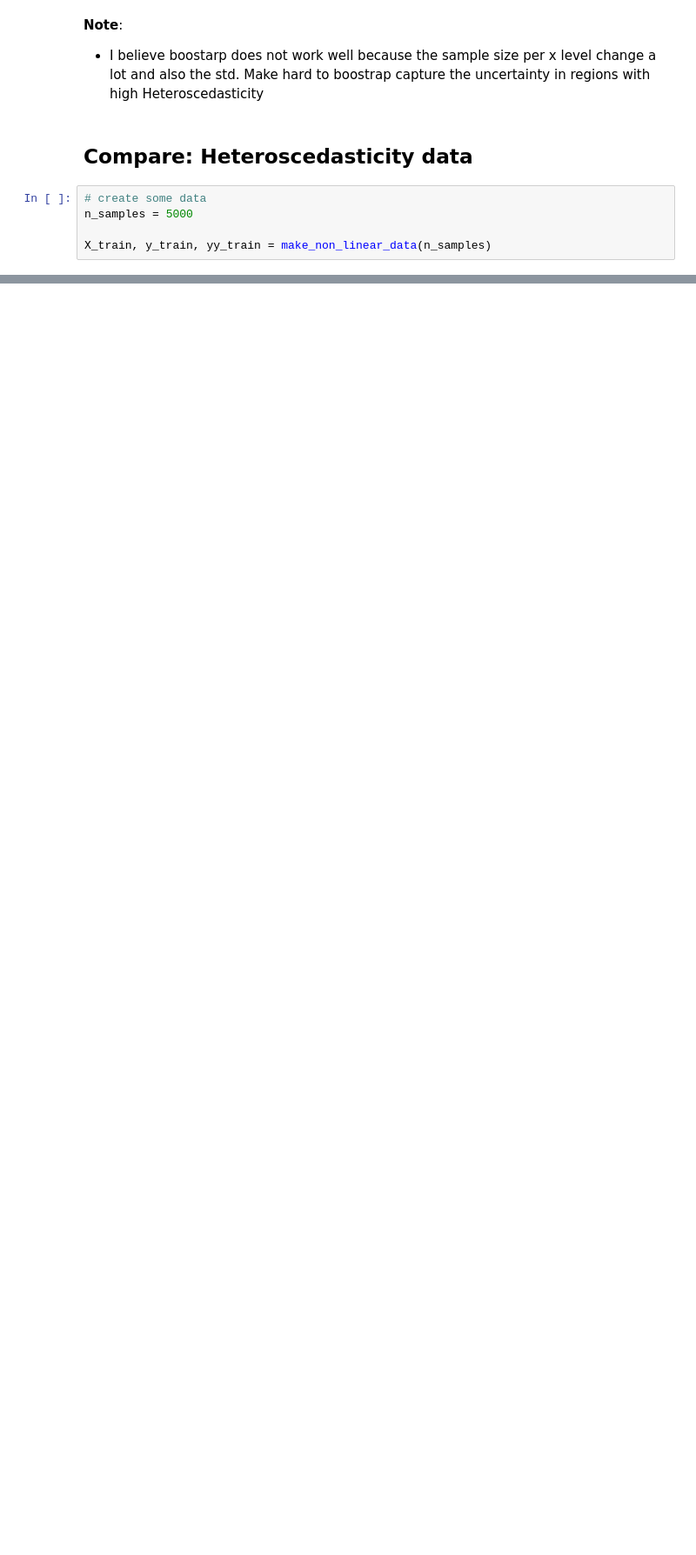
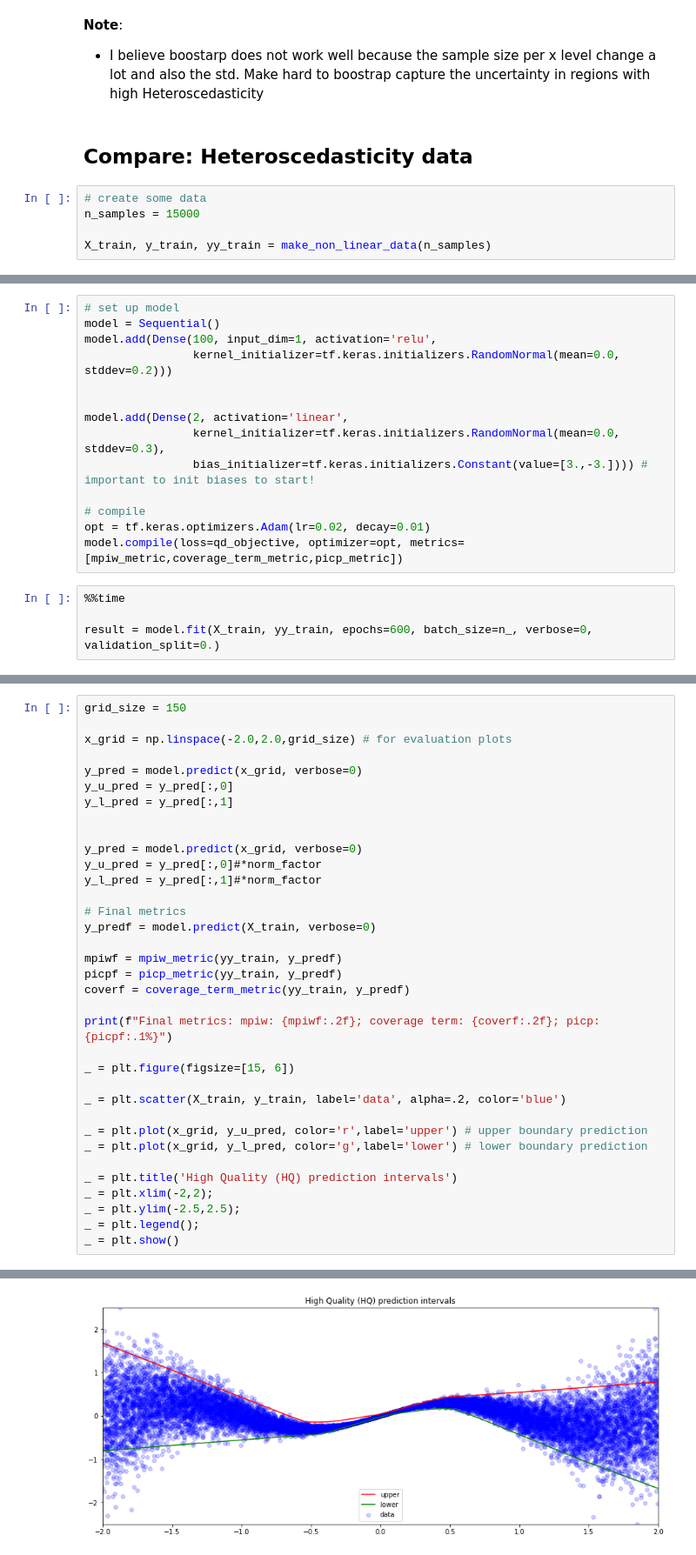
Before and after one commit to leandroohf/machine_learning_algorithms, a Jupyter notebook: dev/intro_to_prediction_interval.ipynb, the cells around one changed output, grey strips where cells are left out. Shown at 87% size. Cells and saved outputs as stored; diff of their text form; blank space fills up the shorter version.

```diff
--- a/dev/intro_to_prediction_interval.ipynb
+++ b/dev/intro_to_prediction_interval.ipynb
@@ -799,7 +750,7 @@ _ = plt.show()
 ## Compare: Heteroscedasticity data
 # %%
 # create some data
-n_samples = 5000
+n_samples = 15000
 
 X_train, y_train, yy_train = make_non_linear_data(n_samples)
 # %%
@@ -944,0 +850,18 @@ _ = plt.show()
+# %%
+# set up model
+model = Sequential()
+model.add(Dense(100, input_dim=1, activation='relu',
+                kernel_initializer=tf.keras.initializers.RandomNormal(mean=0.0, stddev=0.2)))
+
+
+model.add(Dense(2, activation='linear',
+                kernel_initializer=tf.keras.initializers.RandomNormal(mean=0.0, stddev=0.3),
+                bias_initializer=tf.keras.initializers.Constant(value=[3.,-3.]))) # important to init biases to start!
+
+# compile
+opt = tf.keras.optimizers.Adam(lr=0.02, decay=0.01)
+model.compile(loss=qd_objective, optimizer=opt, metrics=[mpiw_metric,coverage_term_metric,picp_metric])
+# %%
+%%time
+
+result = model.fit(X_train, yy_train, epochs=600, batch_size=n_, verbose=0,  validation_split=0.)
@@ -944,0 +883,36 @@ _ = plt.show()
+# %%
+grid_size = 150
+
+x_grid = np.linspace(-2.0,2.0,grid_size) # for evaluation plots
+
+y_pred = model.predict(x_grid, verbose=0)
+y_u_pred = y_pred[:,0]
+y_l_pred = y_pred[:,1]
+
+
+y_pred = model.predict(x_grid, verbose=0)
+y_u_pred = y_pred[:,0]#*norm_factor
+y_l_pred = y_pred[:,1]#*norm_factor
+
+# Final metrics
+y_predf = model.predict(X_train, verbose=0)
+
+mpiwf = mpiw_metric(yy_train, y_predf)
+picpf = picp_metric(yy_train, y_predf)
+coverf = coverage_term_metric(yy_train, y_predf)
+
+print(f"Final metrics: mpiw: {mpiwf:.2f}; coverage term: {coverf:.2f}; picp: {picpf:.1%}")
+
+_ = plt.figure(figsize=[15, 6])
+
+_ = plt.scatter(X_train, y_train, label='data', alpha=.2, color='blue')
+
+_ = plt.plot(x_grid, y_u_pred, color='r',label='upper') # upper boundary prediction
+_ = plt.plot(x_grid, y_l_pred, color='g',label='lower') # lower boundary prediction
+
+_ = plt.title('High Quality (HQ) prediction intervals')
+_ = plt.xlim(-2,2);
+_ = plt.ylim(-2.5,2.5);
+_ = plt.legend();
+_ = plt.show()
+# %% [output]
@@ -944,0 +920 @@ _ = plt.show()
+[figure, added]
```
Also changed, not shown: parts of 27 cells of this notebook.
